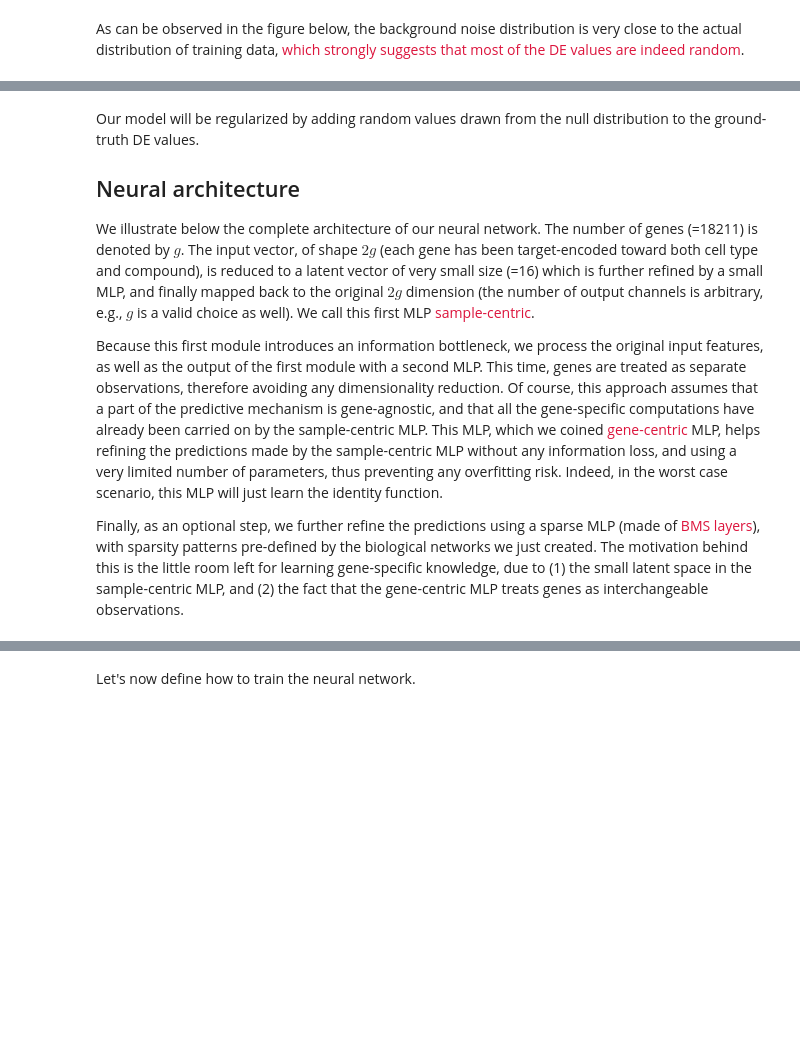
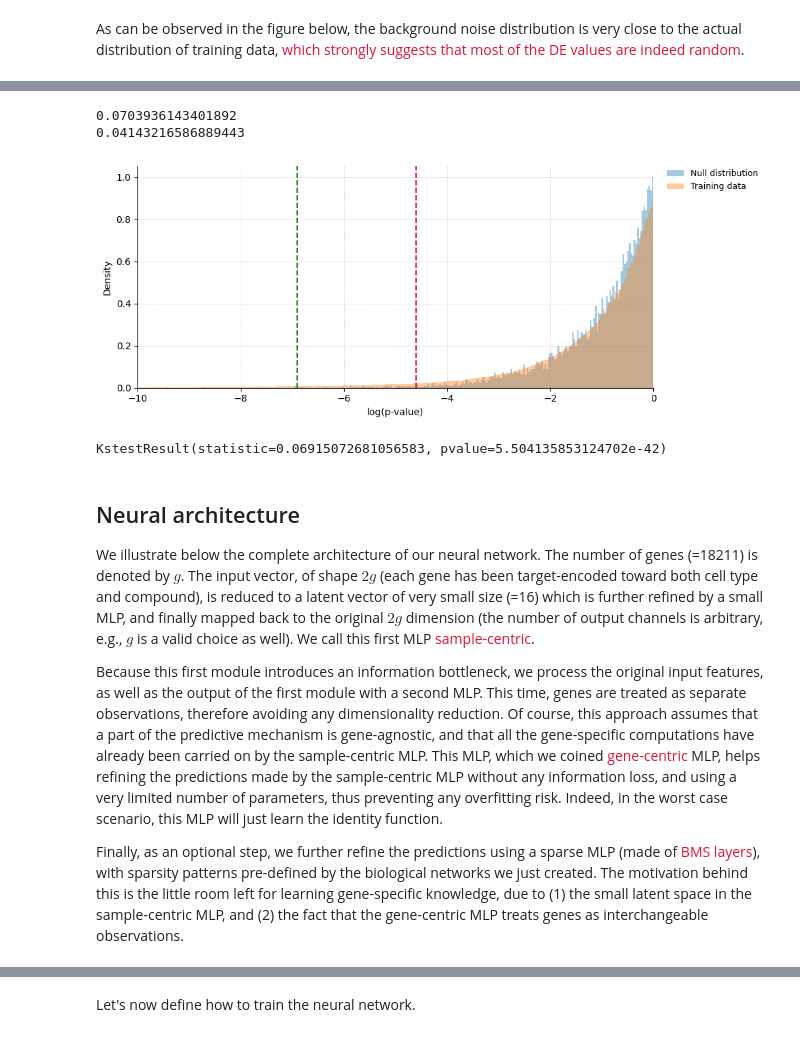
Before and after one commit to AntoinePassemiers/Open-Challenges-Single-Cell-Perturbations, a Jupyter notebook: op2-de-dl.ipynb, the cells around one changed output, grey strips where cells are left out. Cells and saved outputs as stored; diff of their text form; code cells hidden in the pictures; blank space fills up the shorter version.

```diff
--- a/op2-de-dl.ipynb
+++ b/op2-de-dl.ipynb
@@ -1019,6 +1075,34 @@ plt.show()
+# %%
+lb = -10
+plt.figure(figsize=(10, 4))
+xs = np.log(np.random.rand(10000))
+ax = plt.subplot(1, 1, 1)
+plt.hist(xs, bins=300, alpha=0.4, density=True, label='Null distribution')
+ys = np.log(10 ** (-np.abs(data.flatten())))
+print(np.mean(ys < np.log(0.01)))
+print(np.mean(ys < np.log(0.001)))
+ys = ys[ys > lb]  # For visibility purposes
+plt.hist(ys, bins=300, alpha=0.4, density=True, label='Training data')
+plt.grid(alpha=0.4, color='grey', linestyle='--', linewidth=0.5)
+plt.xlim([lb, 0])
+plt.axvline(x=np.log(0.01), linestyle='--', color='crimson')
+plt.axvline(x=np.log(0.001), linestyle='--', color='forestgreen')
+plt.xlabel('log(p-value)')
+plt.ylabel('Density')
+ax.spines[['right', 'top']].set_visible(False)
+prop = {'family': 'Century gothic', 'size': 9}
+plt.legend(prop=prop, bbox_to_anchor=(1.02, 1), loc='upper left', borderaxespad=0, frameon=False)
+plt.tight_layout()
+plt.savefig('null-log-p-values.png', dpi=200)
+plt.show()
+
+scipy.stats.ks_2samp(xs, ys)
+# %% [output]
+0.0703936143401892
+0.04143216586889443
+[figure, added]
+KstestResult(statistic=0.06915072681056583, pvalue=5.504135853124702e-42)
 # %% [markdown]
-Our model will be regularized by adding random values drawn from the null distribution to the ground-truth DE values.
-
 <h2 id="neural-architecture">Neural architecture</h2> <a class="anchor" id="neural-architecture"></a>
 
 We illustrate below the complete architecture of our neural network. The number of genes (=18211) is denoted by $g$. The input vector, of shape $2g$ (each gene has been target-encoded toward both cell type and compound), is reduced to a latent vector of very small size (=16) which is further refined by a small MLP, and finally mapped back to the original $2g$ dimension (the number of output channels is arbitrary, e.g., $g$ is a valid choice as well). We call this first MLP <span style="color:crimson;">sample-centric</span>.
```
Also changed, not shown: parts of 37 cells of this notebook, 1 other file.
